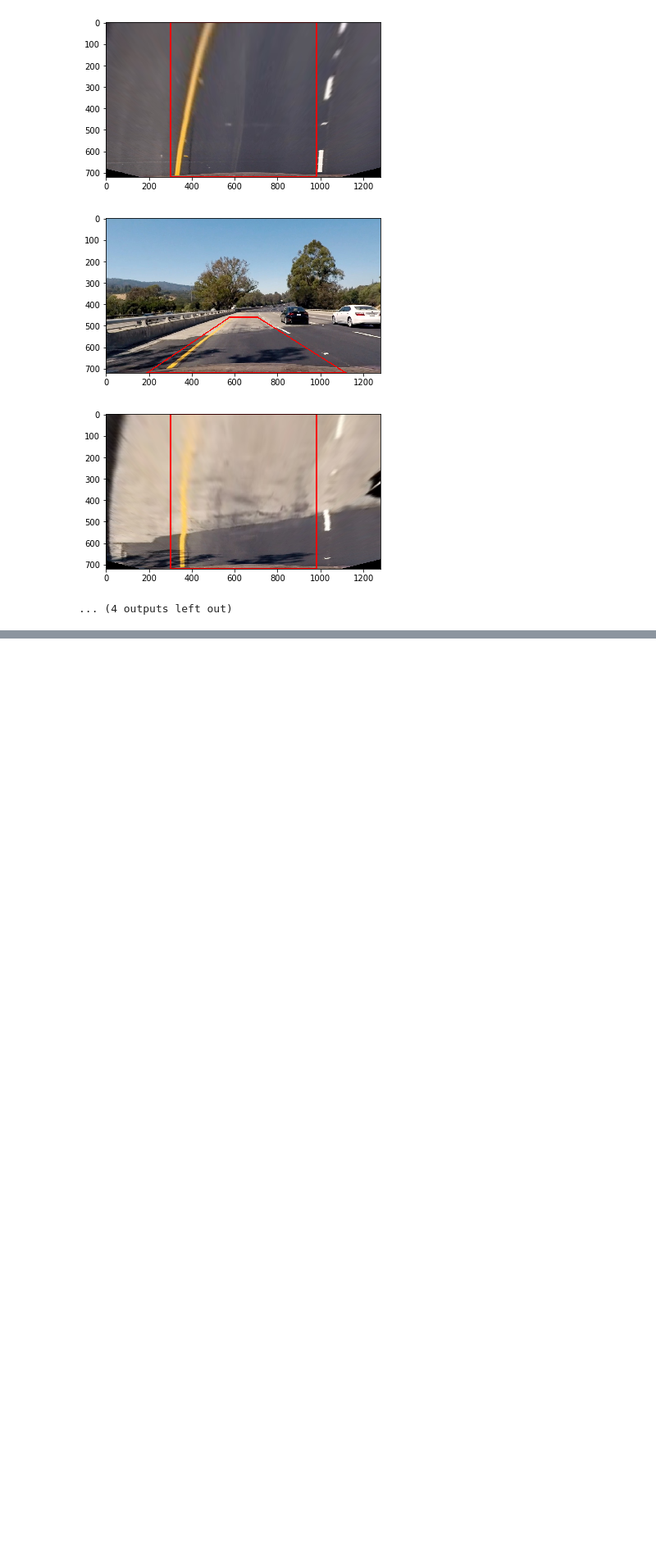
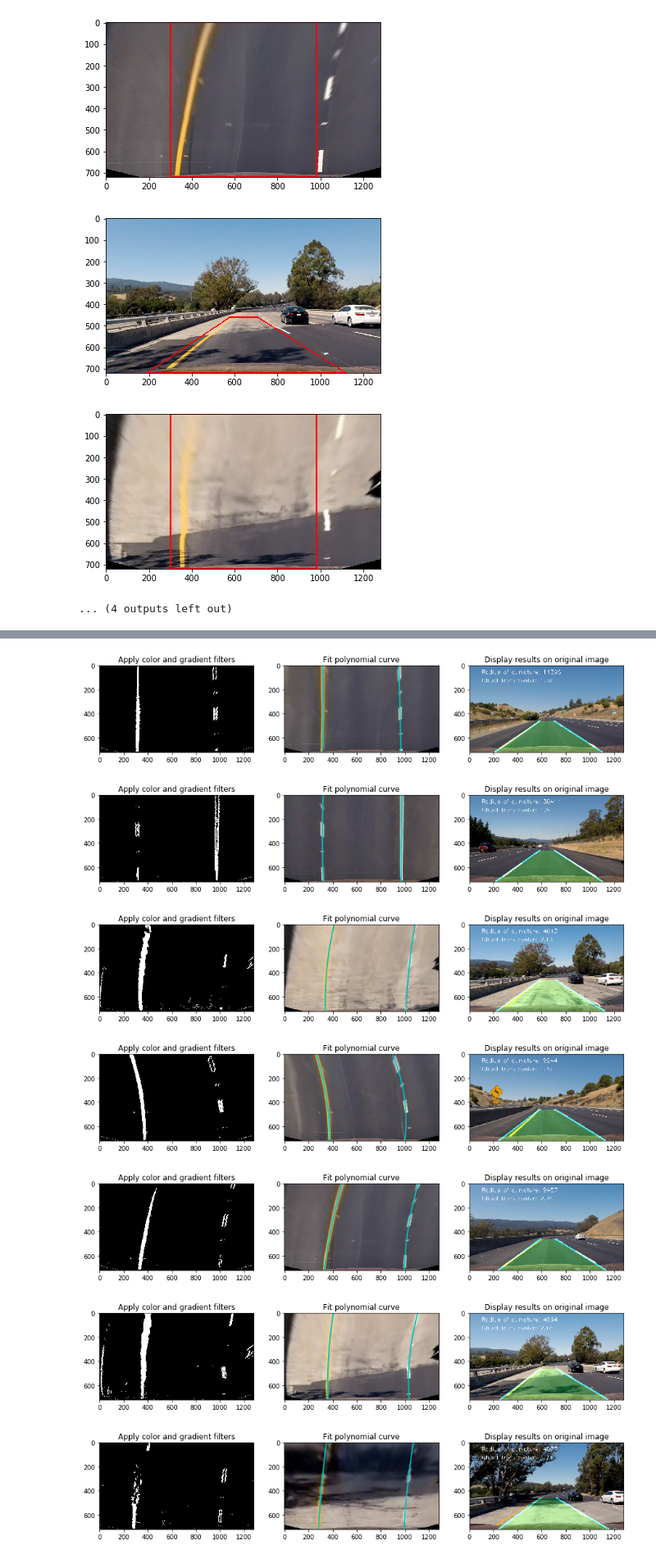
Before and after one commit to rdhelli/CarND-Advanced-Lane-Lines, a Jupyter notebook: project.ipynb, the cells around one changed output, grey strips where cells are left out. Shown at 82% size. Cells and saved outputs as stored; diff of their text form; code cells hidden in the pictures; blank space fills up the shorter version.

```diff
--- a/project.ipynb
+++ b/project.ipynb
@@ -125,6 +125,13 @@ p = 300
 # destination points: top left, top right, bottom right, bottom left
 dst = np.float32([[p,0],[img_size[0]-p,0],[img_size[0]-p,img_size[1]],[p,img_size[1]]])
 pts2 = np.array(dst, np.int32).reshape(-1,1,2)
+
+def perspective_transform(img):
+    undist = cv2.undistort(img, mtx, dist, None, mtx)
+    gray = cv2.cvtColor(undist,cv2.COLOR_BGR2GRAY)
+    M = cv2.getPerspectiveTransform(src, dst)
+    warped = cv2.warpPerspective(undist, M, img_size, flags=cv2.INTER_LINEAR)
+    return warped
 
 warped_images = []
 for fname in images:
@@ -360,0 +492,14 @@ for img in binary_warped_images:
+# %%
+# Define a class to receive the characteristics of each lane detection
+class Line():
+    def __init__(self):
+        self.detected = False  # was the line detected in the last iteration?
+        self.recent_xfitted = []  # x values of the last n fits of the line
+        self.bestx = None  # average x values of the fitted line over the last n iterations
+        self.best_fit = [None, None, None]  # polynomial coefficients averaged over the last n iterations
+        self.current_fit = []  # polynomial coefficients for the most recent fit
+        self.radius = None  # radius of curvature of the line in some units
+        self.offset = None  # distance in meters of vehicle center from the line
+        self.diffs = np.array([0,0,0], dtype='float')  # difference in fit coefficients between last and new fits
+        self.allx = None  # x values for detected line pixels
+        self.ally = None  # y values for detected line pixels
@@ -360,0 +551,28 @@ for img in binary_warped_images:
+# %%
+images = glob.glob('./test_images/*.jpg')
+
+for fname in images:
+    img = cv2.cvtColor(cv2.imread(fname),cv2.COLOR_RGB2BGR)
+    f, (ax1, ax2, ax3) = plt.subplots(1,3, figsize=(15, 6))
+    warped = perspective_transform(img)
+    combined_binary, color_binary = grad_n_color_filter(warped)
+    leftx, lefty, rightx, righty, lane_pixels = find_lane_sliding_windows(combined_binary)
+    left_fitx, right_fitx, ploty = fit_poly(lane_pixels.shape,leftx,lefty,rightx,righty)
+
+    out_img = process_image(img)
+    ax1.imshow(combined_binary, cmap='gray')
+    ax1.set_title('Apply color and gradient filters')
+    ax2.imshow(perspective_transform(img))
+    ax2.plot(left_fitx, ploty, color='c', linewidth=2)
+    ax2.plot(right_fitx, ploty, color='c', linewidth=2)
+    ax2.set_title('Fit polynomial curve')
+    ax3.imshow(out_img)
+    ax3.set_title('Display results on original image')
+# %% [output]
+[figure, added]
+[figure, added]
+[figure, added]
+[figure, added]
+[figure, added]
+[figure, added]
+[figure, added]
```
Also changed, not shown: parts of 9 cells of this notebook, 3 other files.
